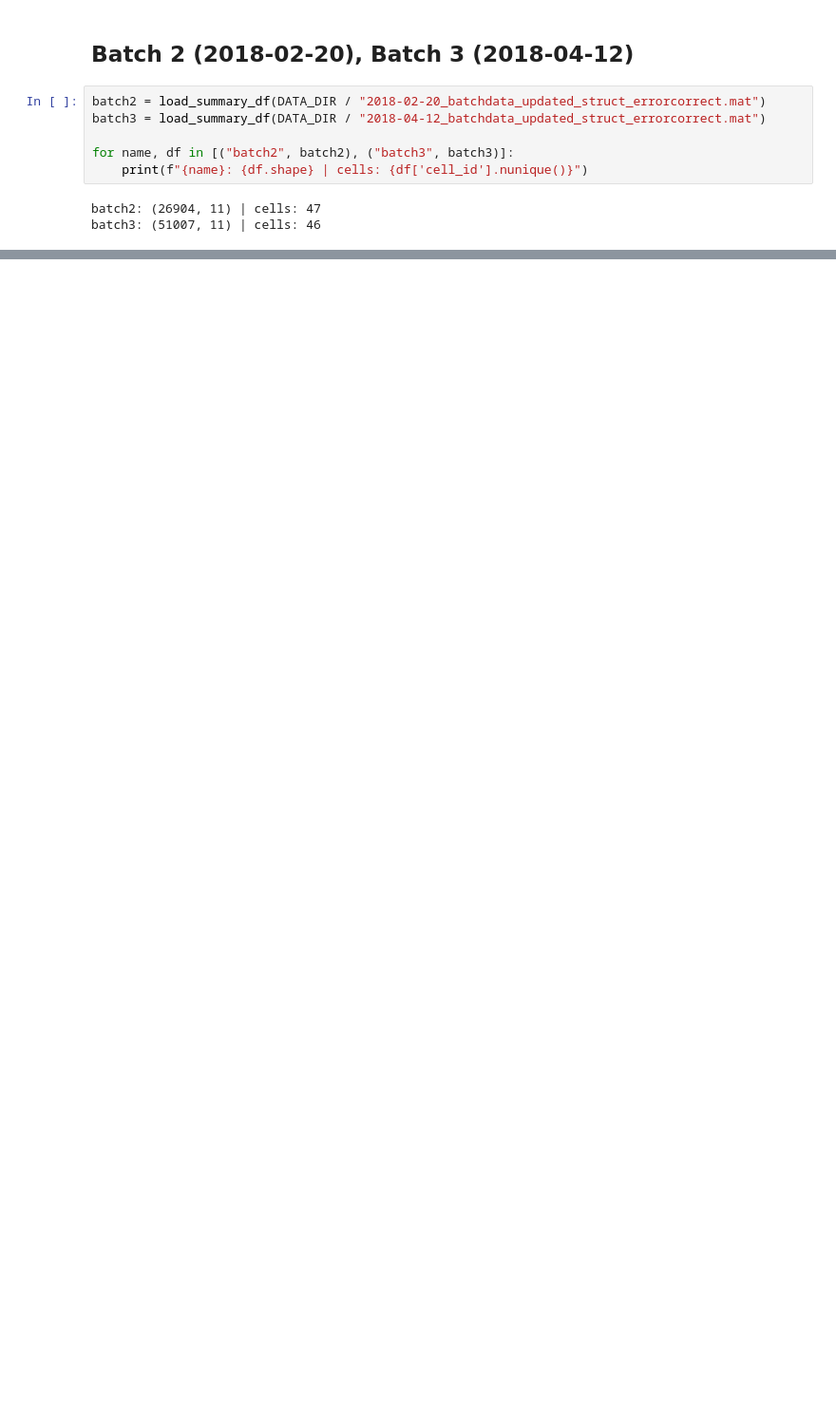
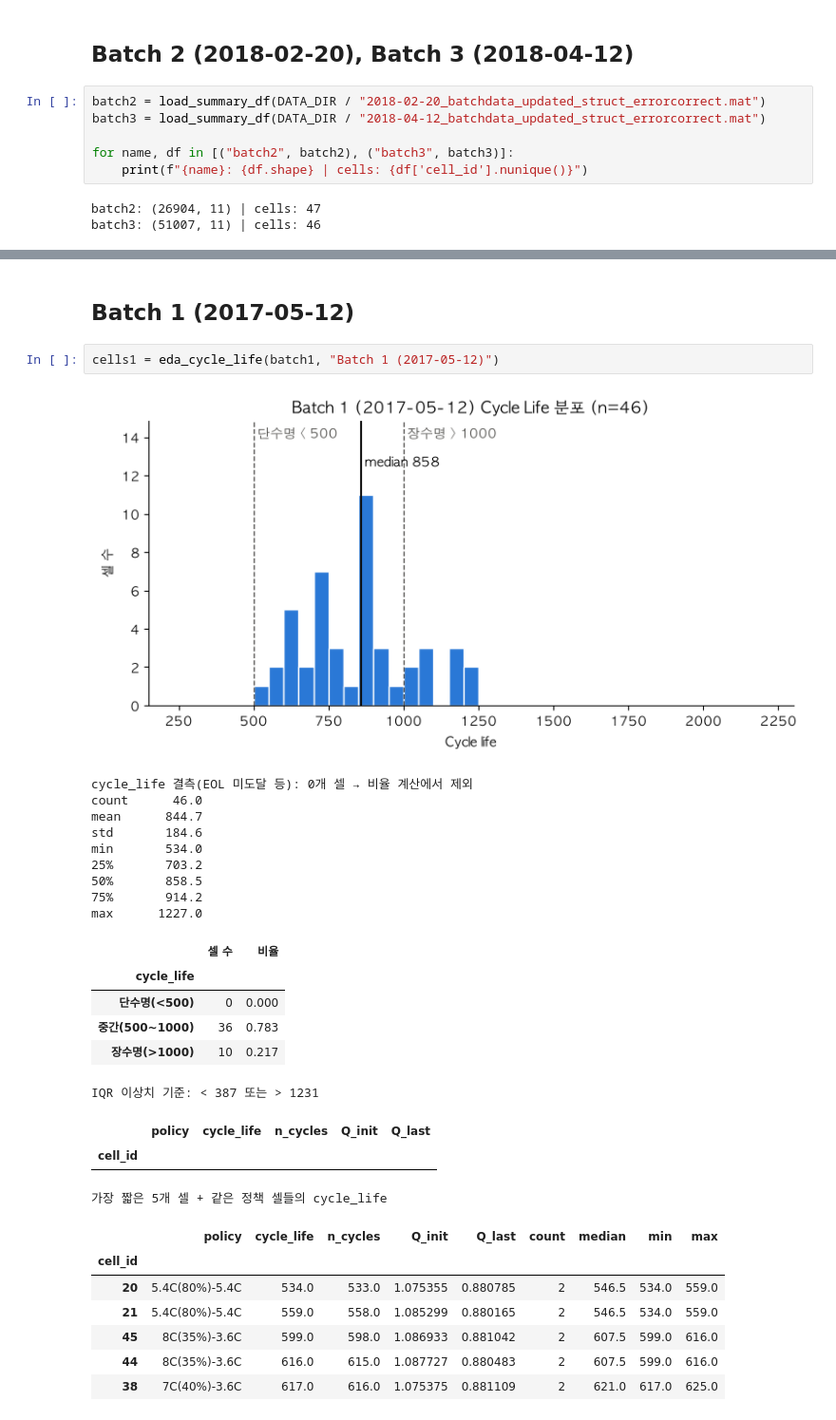
Before and after one commit to heojiwon2/skala-mini2-jiwonhyeck, a Jupyter notebook: day_1_jiwon.ipynb, the cells around one changed output, grey strips where cells are left out. Shown at 95% size. Cells and saved outputs as stored; diff of their text form; blank space fills up the shorter version.

```diff
--- a/day_1_jiwon.ipynb
+++ b/day_1_jiwon.ipynb
@@ -85,0 +137,31 @@ print(batch1.head())
+# %% [markdown]
+## Batch 1 (2017-05-12)
+# %%
+cells1 = eda_cycle_life(batch1, "Batch 1 (2017-05-12)")
+# %% [output]
+[figure, added]
+cycle_life 결측(EOL 미도달 등): 0개 셀 → 비율 계산에서 제외
+count      46.0
+mean      844.7
+std       184.6
+min       534.0
+25%       703.2
+50%       858.5
+75%       914.2
+max      1227.0
+|  | 셀 수 | 비율 |
+| cycle_life |  |  |
+| 단수명(<500) | 0 | 0.000 |
+| 중간(500~1000) | 36 | 0.783 |
+| 장수명(>1000) | 10 | 0.217 |
+IQR 이상치 기준: < 387 또는 > 1231
+|  | policy | cycle_life | n_cycles | Q_init | Q_last |
+| cell_id |  |  |  |  |  |
+가장 짧은 5개 셀 + 같은 정책 셀들의 cycle_life
+|  | policy | cycle_life | n_cycles | Q_init | Q_last | count | median | min | max |
+| cell_id |  |  |  |  |  |  |  |  |  |
+| 20 | 5.4C(80%)-5.4C | 534.0 | 533.0 | 1.075355 | 0.880785 | 2 | 546.5 | 534.0 | 559.0 |
+| 21 | 5.4C(80%)-5.4C | 559.0 | 558.0 | 1.085299 | 0.880165 | 2 | 546.5 | 534.0 | 559.0 |
+| 45 | 8C(35%)-3.6C | 599.0 | 598.0 | 1.086933 | 0.881042 | 2 | 607.5 | 599.0 | 616.0 |
+| 44 | 8C(35%)-3.6C | 616.0 | 615.0 | 1.087727 | 0.880483 | 2 | 607.5 | 599.0 | 616.0 |
+| 38 | 7C(40%)-3.6C | 617.0 | 616.0 | 1.075375 | 0.881109 | 2 | 621.0 | 617.0 | 625.0 |
```
Also changed, not shown: parts of 44 cells of this notebook.
